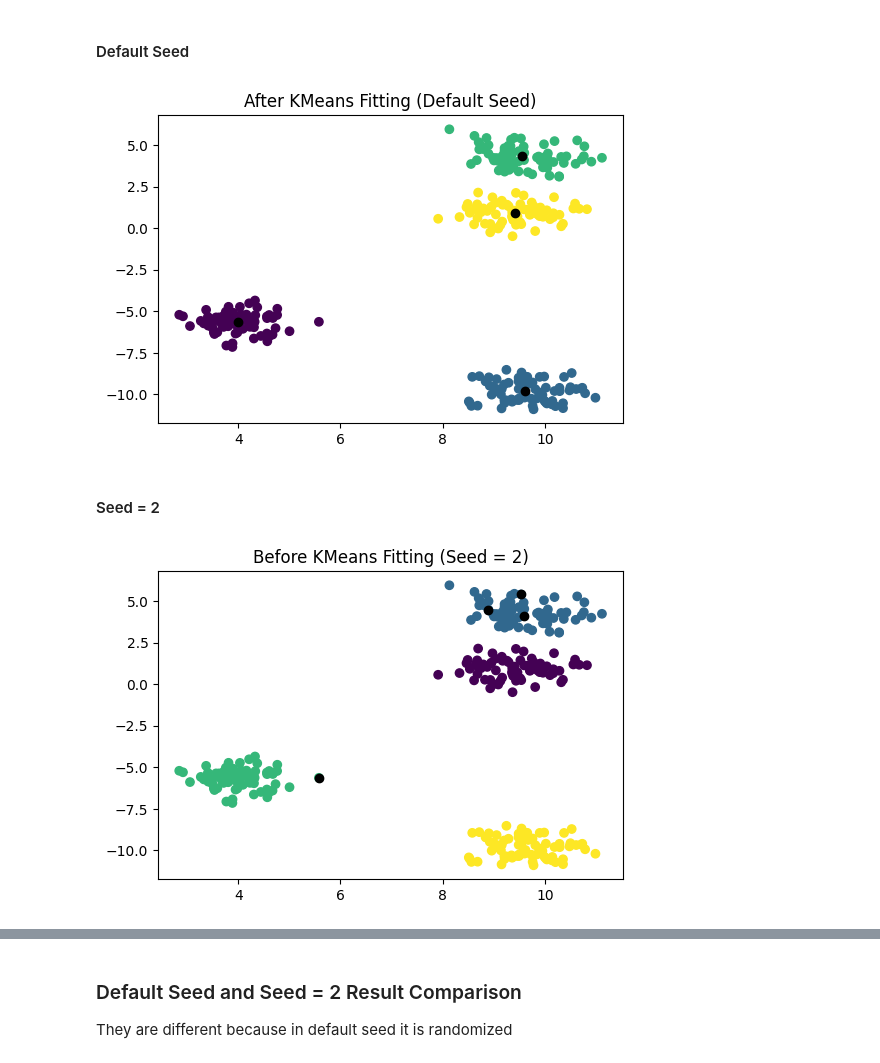
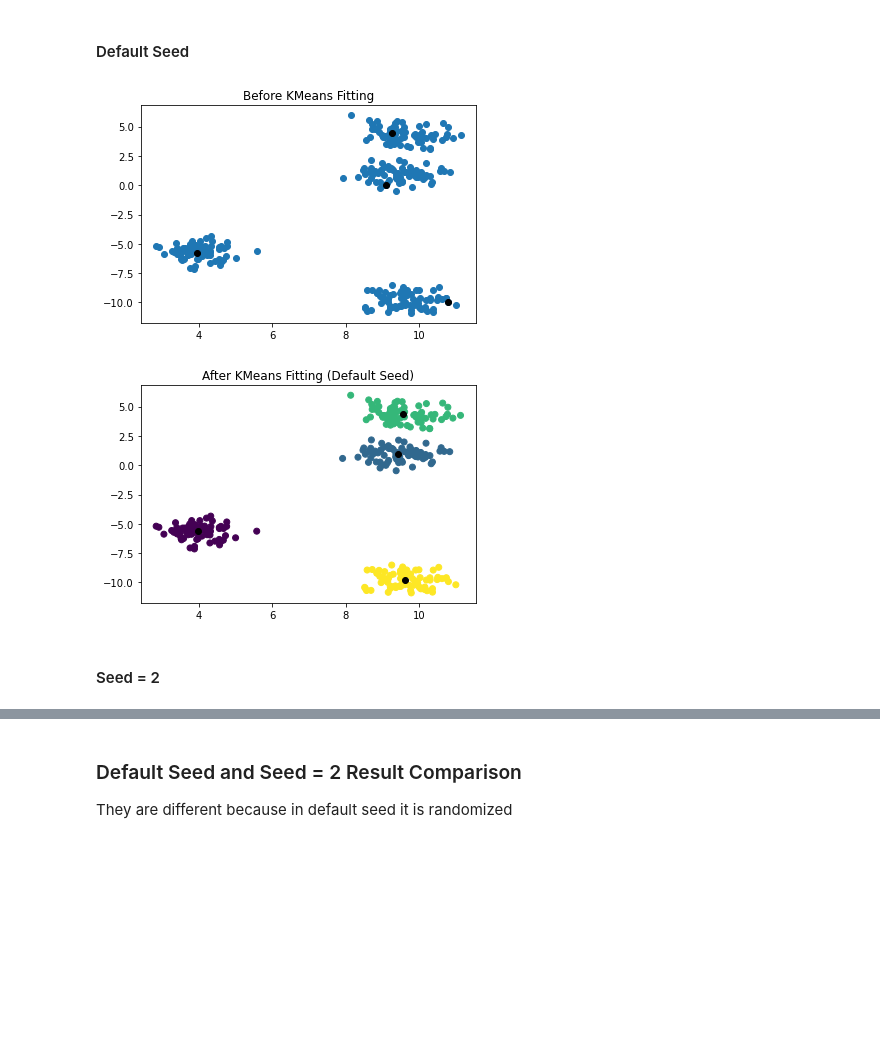
Before and after one commit to tasnimahmed11/applied-ml-spring-2023, a Jupyter notebook: MiniProject_4_KMeansPCA.ipynb, the cells around one changed output, grey strips where cells are left out. Drawn from its saved outputs; the diff is of its cells as text; code cells hidden in the pictures; blank space fills up the shorter version.

```diff
--- a/MiniProject_4_KMeansPCA.ipynb
+++ b/MiniProject_4_KMeansPCA.ipynb
@@ -43,16 +43,25 @@ def kmean_centroids(X, centroids):
             centroid_update = False
 
     #return the optimized centroids and the labels for each sample
-    return current_centroids, x_labels
+    return current_centroids, x_labels, clusters
 
+# each observation gets the label of the cluster that it was assigned to
 def sample_labels(X, clusters):
-    # each observation gets the label of the cluster that it was assigned to
-    x_labels = np.empty(X.shape[0])
+
+   # x_labels = np.empty(X.shape[0])
+    #for i in range(len(clusters)):
+       # for sample in clusters[i]:
+            #find the index of that sample and use that index to set the cluster label in x_labels
+            #x_labels[np.where(X == sample)[0][0]] = i
+
+    #return x_labels
+
+    X_list = X.tolist()
+    x_labels = np.zeros(X.shape[0])
     for i in range(len(clusters)):
         for sample in clusters[i]:
-            #find the index of that sample and use that index to set the cluster label in x_labels
-            x_labels[np.where(X == sample)[0][0]] = i
-
+            sample = sample.tolist()
+            x_labels[X_list.index(sample)] = i
     return x_labels
 
 # for each point we calculate the distance, check the one that is closest and assign it to that cluster
@@ -77,7 +86,7 @@ def update_centroids(clusters):
         centroids.append(avg)
     return centroids
 
-def plot_graph(title, centroids, X, y):
+def plot_graph(title, centroids, X, y = None):
     plt.figure(figsize=(6, 4))
     plt.title(title)
     plt.scatter(X[:, 0], X[:, 1], c = y)
@@ -87,21 +96,20 @@ def plot_graph(title, centroids, X, y):
 # %% [markdown]
 #### Default Seed
 # %%
-np.random.seed()   # default seed
+np.random.seed()
 initial_centroids = X_blob[np.random.choice(X_blob.shape[0], 4)] #randomly generated centroid indices
 
-# plot the graph with these centroids
-plot_graph("Before KMeans Fitting", initial_centroids, X_blob, y_blob)
+updated_centroids, labels, clusters = kmean_centroids(X_blob, initial_centroids)
+for i in range(100):
+    updated_centroids, labels, clusters = kmean_centroids(X_blob, updated_centroids)
 # %%
-updated_centroids, labels = kmean_centroids(X_blob, centroids)
-
-for i in range(100):
-    updated_centroids, labels = kmean_centroids(X_blob, updated_centroids)
-
+# plot the graph with initial centroids
+plot_graph("Before KMeans Fitting", initial_centroids, X_blob)
 # plot the graph with the updated centroids
 plot_graph("After KMeans Fitting (Default Seed)", updated_centroids, X_blob, labels)
 # %% [output]
-[figure, old version]
+[figure, new version]
+[figure, added]
 # %% [markdown]
 #### Seed = 2
 # %%
@@ -109,8 +117,7 @@ plot_graph("After KMeans Fitting (Default Seed)", updated_centroids, X_blob, lab
 np.random.seed(2)
 initial_centroids_2 = X_blob[np.random.choice(X_blob.shape[0], 4)]   # randomly generated centroids
 
-# plot the graph with the randomized centroids
-plot_graph("Before KMeans Fitting (Seed = 2)", centroids_2, X_blob, y_blob)
+updated_centroids_2, labels_2, clusters_2 = kmean_centroids(X_blob, initial_centroids_2)
+for i in range(100):
+    updated_centroids_2, labels_2, clusters_2 = kmean_centroids(X_blob, updated_centroids_2)
-# %% [output]
-[figure, removed]
 # %%
```
Also changed, not shown: parts of 60 cells of this notebook.
